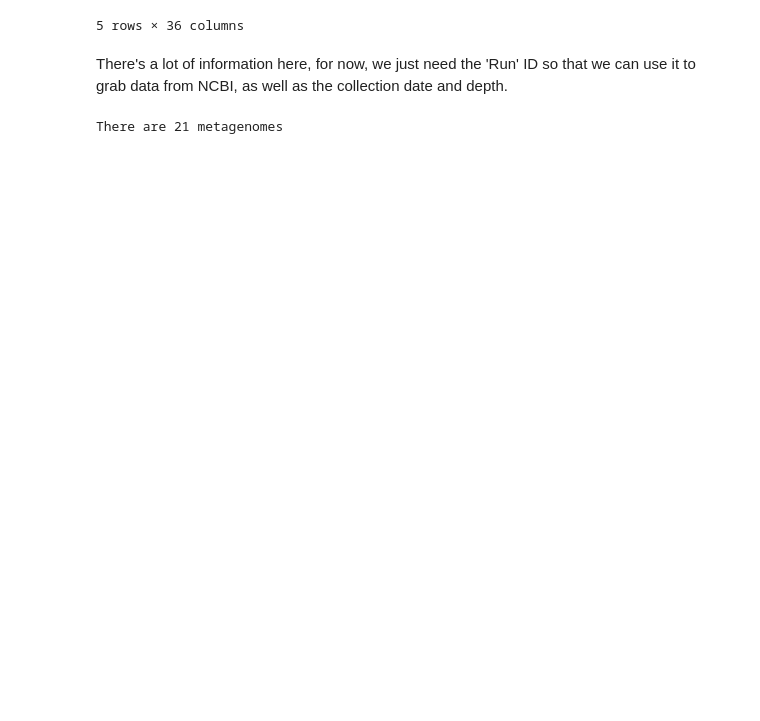
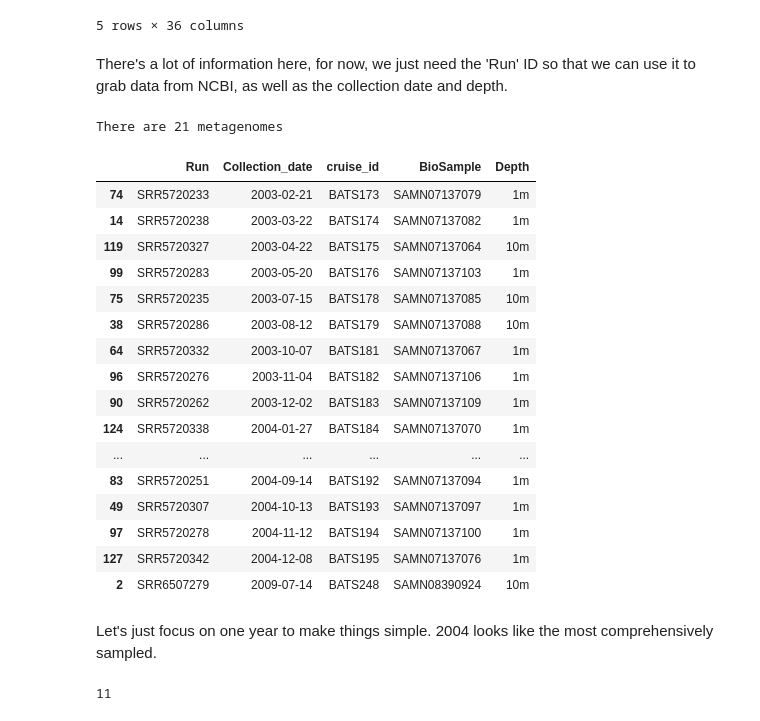
Before and after one commit to juliambrosman/ohw23_metagenomics_tutorial, a Jupyter notebook: OHW_omics_lesson.ipynb, the cells around one changed output. Saved outputs shown, nothing was run; the diff lists cells and outputs as text; code cells hidden in the pictures; blank space fills up the shorter version.

Commit message:
adds analysis of initial metagenome

```diff
--- a/OHW_omics_lesson.ipynb
+++ b/OHW_omics_lesson.ipynb
@@ -145,16 +145,35 @@ df.head()
 There's a lot of information here, for now, we just need the 'Run' ID so that we can use it to grab data from NCBI, as well as the collection date and depth.
 # %%
 # selecting surface samples collected from BATS
-mgoi = df[df['cruise_id'].str.contains('BATS') & df['Depth'].isin(['10m','1m'])][['Run','Collection_date','cruise_id','BioSample','Depth']].sort_values(by = 'Collection_date')
+surface_bats = df[df['cruise_id'].str.contains('BATS') & df['Depth'].isin(['10m','1m'])][['Run','Collection_date','cruise_id','BioSample','Depth']].sort_values(by = 'Collection_date')
 
-print('There are', len(mgoi), 'metagenomes')
-
-# going to save this table to file
-mgoi.to_csv("./data/bats_metagenomes_of_interest.csv", index=False)
-
-# I also saved a text file with one metagenome ID per line for downloading these metagenomes with a shell script
-with open('data/metagenomes_to_download.txt', 'w') as oh:
-    for run in mgoi['Run']:
-        print(run, file = oh)
+print('There are', len(surface_bats), 'metagenomes')
+surface_bats
 # %% [output]
 There are 21 metagenomes
+|  | Run | Collection_date | cruise_id | BioSample | Depth |
+| 74 | SRR5720233 | 2003-02-21 | BATS173 | SAMN07137079 | 1m |
+| 14 | SRR5720238 | 2003-03-22 | BATS174 | SAMN07137082 | 1m |
+| 119 | SRR5720327 | 2003-04-22 | BATS175 | SAMN07137064 | 10m |
+| 99 | SRR5720283 | 2003-05-20 | BATS176 | SAMN07137103 | 1m |
+| 75 | SRR5720235 | 2003-07-15 | BATS178 | SAMN07137085 | 10m |
+| 38 | SRR5720286 | 2003-08-12 | BATS179 | SAMN07137088 | 10m |
+| 64 | SRR5720332 | 2003-10-07 | BATS181 | SAMN07137067 | 1m |
+| 96 | SRR5720276 | 2003-11-04 | BATS182 | SAMN07137106 | 1m |
+| 90 | SRR5720262 | 2003-12-02 | BATS183 | SAMN07137109 | 1m |
+| 124 | SRR5720338 | 2004-01-27 | BATS184 | SAMN07137070 | 1m |
+| ... | ... | ... | ... | ... | ... |
+| 83 | SRR5720251 | 2004-09-14 | BATS192 | SAMN07137094 | 1m |
+| 49 | SRR5720307 | 2004-10-13 | BATS193 | SAMN07137097 | 1m |
+| 97 | SRR5720278 | 2004-11-12 | BATS194 | SAMN07137100 | 1m |
+| 127 | SRR5720342 | 2004-12-08 | BATS195 | SAMN07137076 | 1m |
+| 2 | SRR6507279 | 2009-07-14 | BATS248 | SAMN08390924 | 10m |
+# %% [markdown]
+Let's just focus on one year to make things simple.  2004 looks like the most comprehensively sampled.
+# %%
+# grab only samples from 2004
+# naming it mgoi for 'metagenomes of interest'
+mgoi = surface_bats[surface_bats['Collection_date'].str.contains('2004')]
+len(mgoi)
+# %% [output]
+11
```
Also changed, not shown: parts of 13 cells of this notebook, 1 other file.
